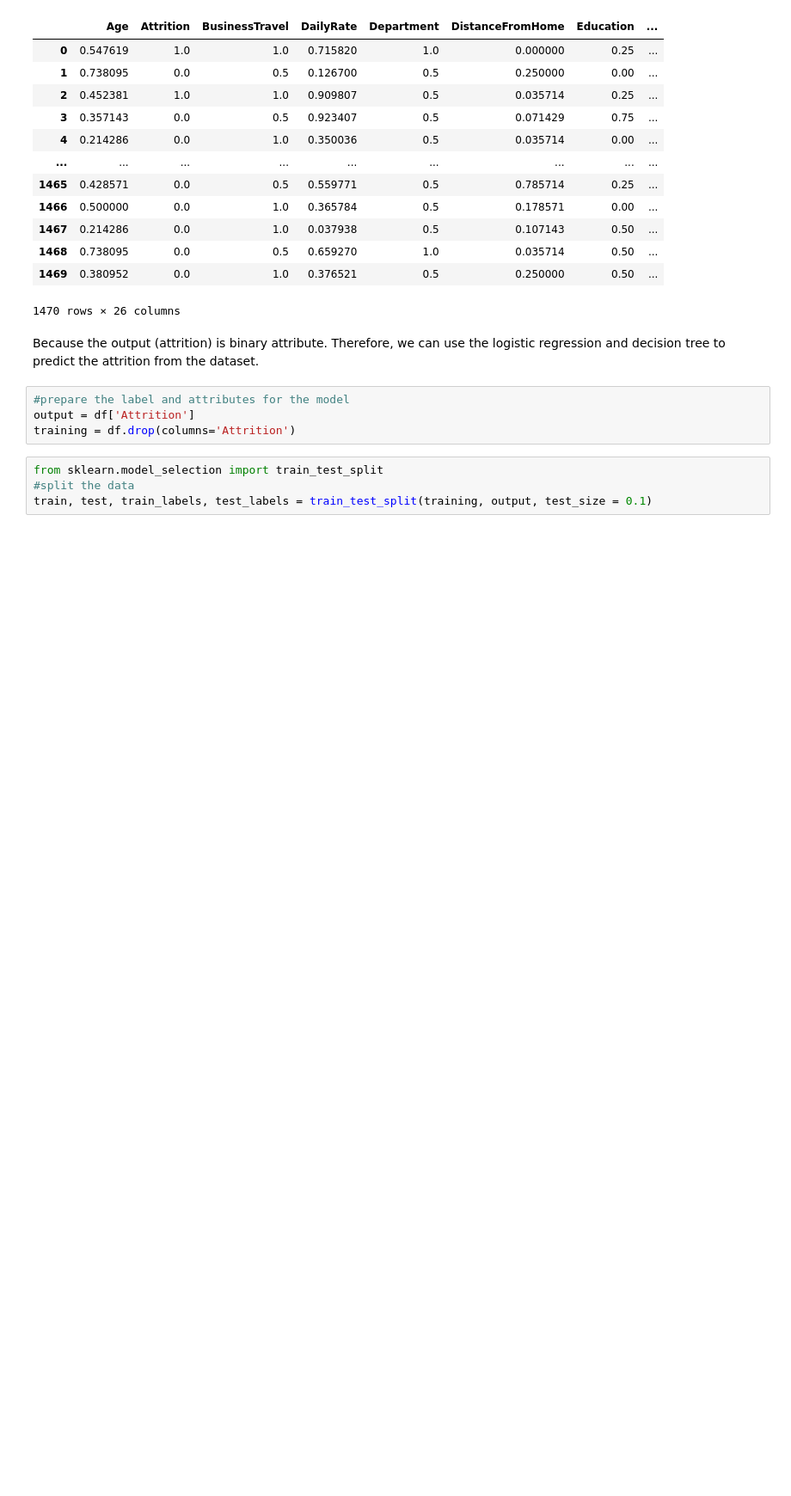
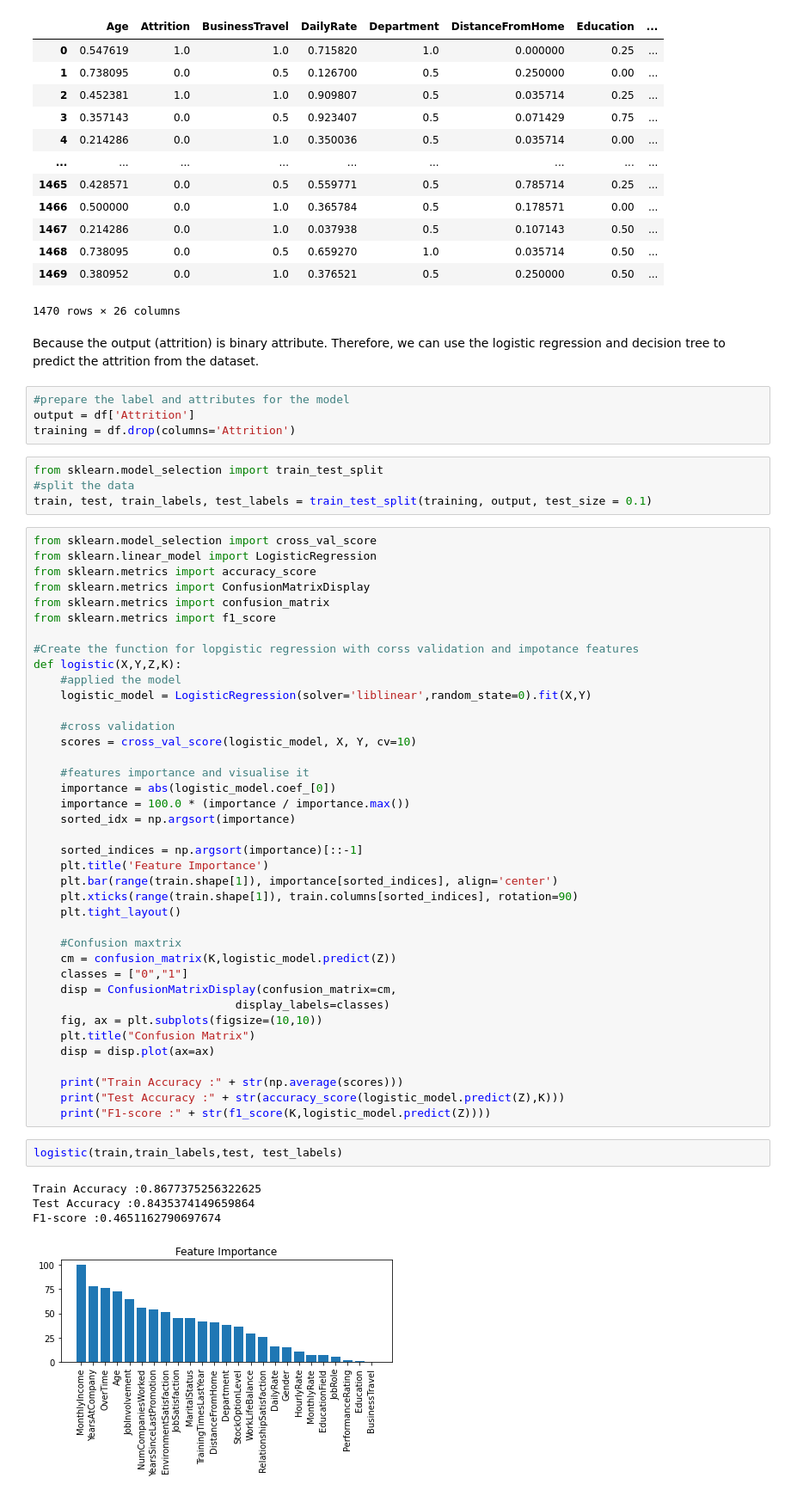
Before and after one commit to JackLieu95/Atrrition-prediction, a Jupyter notebook: Employee attrition (1).ipynb, the cells around one changed output. Shown at 86% size. Drawn from its saved outputs; the diff is of its cells as text; blank space fills up the shorter version.

```diff
--- a/Employee attrition (1).ipynb
+++ b/Employee attrition (1).ipynb
@@ -1010,3 +1010,49 @@ training = df.drop(columns='Attrition')
 from sklearn.model_selection import train_test_split
 #split the data
 train, test, train_labels, test_labels = train_test_split(training, output, test_size = 0.1)
+# %%
+from sklearn.model_selection import cross_val_score
+from sklearn.linear_model import LogisticRegression
+from sklearn.metrics import accuracy_score
+from sklearn.metrics import ConfusionMatrixDisplay
+from sklearn.metrics import confusion_matrix
+from sklearn.metrics import f1_score
+
+#Create the function for lopgistic regression with corss validation and impotance features
+def logistic(X,Y,Z,K):
+    #applied the model
+    logistic_model = LogisticRegression(solver='liblinear',random_state=0).fit(X,Y)
+
+    #cross validation
+    scores = cross_val_score(logistic_model, X, Y, cv=10)
+
+    #features importance and visualise it
+    importance = abs(logistic_model.coef_[0])
+    importance = 100.0 * (importance / importance.max())
+    sorted_idx = np.argsort(importance)
+
+    sorted_indices = np.argsort(importance)[::-1]
+    plt.title('Feature Importance')
+    plt.bar(range(train.shape[1]), importance[sorted_indices], align='center')
+    plt.xticks(range(train.shape[1]), train.columns[sorted_indices], rotation=90)
+    plt.tight_layout()
+
+    #Confusion maxtrix
+    cm = confusion_matrix(K,logistic_model.predict(Z))
+    classes = ["0","1"]
+    disp = ConfusionMatrixDisplay(confusion_matrix=cm,
+                              display_labels=classes)
+    fig, ax = plt.subplots(figsize=(10,10))
+    plt.title("Confusion Matrix")
+    disp = disp.plot(ax=ax)
+
+    print("Train Accuracy :" + str(np.average(scores)))
+    print("Test Accuracy :" + str(accuracy_score(logistic_model.predict(Z),K)))
+    print("F1-score :" + str(f1_score(K,logistic_model.predict(Z))))
+# %%
+logistic(train,train_labels,test, test_labels)
+# %% [output]
+Train Accuracy :0.8677375256322625
+Test Accuracy :0.8435374149659864
+F1-score :0.4651162790697674
+[figure, added]
```
Also changed, not shown: parts of 14 cells of this notebook.
